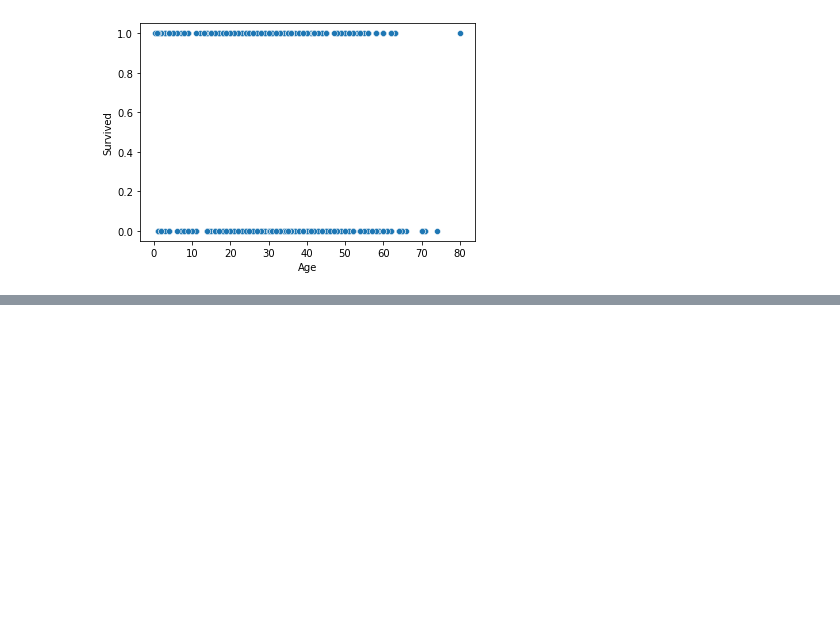
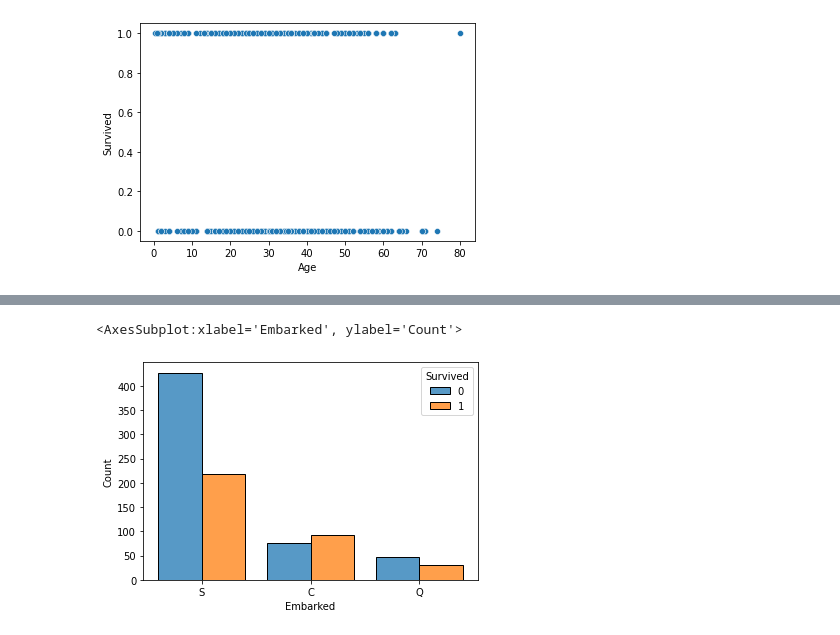
Before and after one commit to vimalgalani28/Sem-6-Assignments, a Jupyter notebook: DSBDA/ass8/Assignment08.ipynb, the cells around one changed output, grey strips where cells are left out. Saved outputs shown, nothing was run; the diff lists cells and outputs as text; code cells hidden in the pictures; blank space fills up the shorter version.

```diff
--- a/DSBDA/ass8/Assignment08.ipynb
+++ b/DSBDA/ass8/Assignment08.ipynb
@@ -186,0 +198,5 @@ sb.scatterplot(x = df.Age, y = df.Survived)
+# %%
+sb.histplot(data=df, x="Embarked", hue="Survived", multiple="dodge", shrink=.8)
+# %% [output]
+<AxesSubplot:xlabel='Embarked', ylabel='Count'>
+[figure, added]
```
Also changed, not shown: parts of 5 cells of this notebook.
